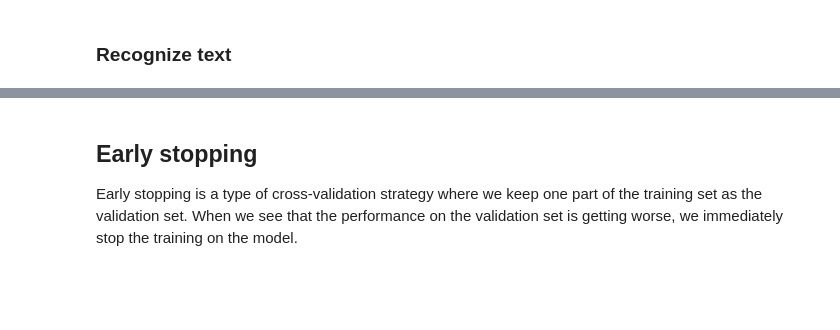
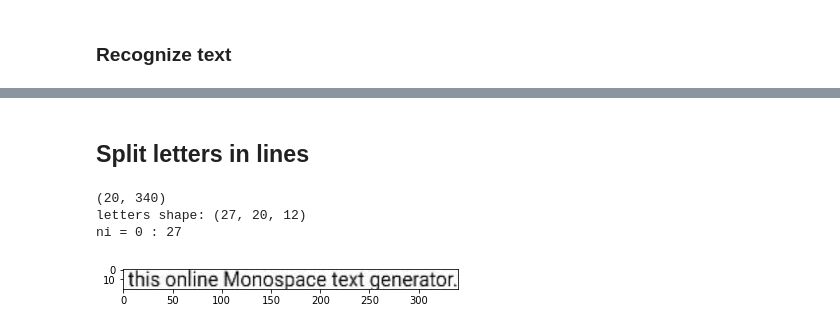
Before and after one commit to baluszynski/OCR, a Jupyter notebook: ocr_model.ipynb, the cells around one changed output, grey strips where cells are left out. Cells and saved outputs as stored; diff of their text form; code cells hidden in the pictures; blank space fills up the shorter version.

Commit message:
working on splitting line into letters

```diff
--- a/ocr_model.ipynb
+++ b/ocr_model.ipynb
@@ -403,4 +331,0 @@ The simplest way to reduce overfitting is to increase the size of the training d
-# %% [markdown]
-## Early stopping
-
-Early stopping is a type of cross-validation strategy where we keep one part of the training set as the validation set. When we see that the performance on the validation set is getting worse, we immediately stop the training on the model.
@@ -413,0 +332,2 @@ Early stopping is a type of cross-validation strategy where we keep one part of
+# %% [markdown]
+## Split letters in lines
@@ -413,0 +336,52 @@ Early stopping is a type of cross-validation strategy where we keep one part of
+# %%
+import matplotlib.pyplot as plt
+import matplotlib.image as mpimg
+from textwrap import wrap
+import numpy as np
+%matplotlib inline
+
+def rgb2gray(rgb):
+    return np.dot(rgb[...,:3], [0.2989, 0.5870, 0.1140])
+
+lines_paths = sorted(list(map(str, list(Path("./resized_files/").glob("*.jpg")))))
+lines = [np.array(rgb2gray(mpimg.imread(line_path))) for line_path in lines_paths]
+
+height = 20
+width = 12
+
+letters = []
+
+for line in lines:
+    print(line.shape)
+
+    N = line.shape[1] # columns
+
+    m_offset = 0   # pixel offset from start
+    n_offset = 0   # pixel offset from start
+
+
+    for ni in range((N - n_offset - width)//width):
+
+        # define boundaries
+        m_start = 0              +m_offset
+        m_stop  = height         +m_offset
+        n_start = ni*width       +n_offset
+        n_stop  = ni*width+width +n_offset
+
+        # slice a letter
+        current_letter = line[m_start:m_stop, n_start:n_stop]
+        letters.append(current_letter)
+
+    letters = np.array(letters)
+
+    print(f"letters shape: {letters.shape}")
+
+    print(f"ni = 0 : {(N - n_offset - width)//width}")
+
+# plt.imshow(line, cmap=plt.get_cmap('gray'))
+# plt.show()
+# %% [output]
+(20, 340)
+letters shape: (27, 20, 12)
+ni = 0 : 27
+[figure, added]
```
Also changed, not shown: parts of 18 cells of this notebook.
